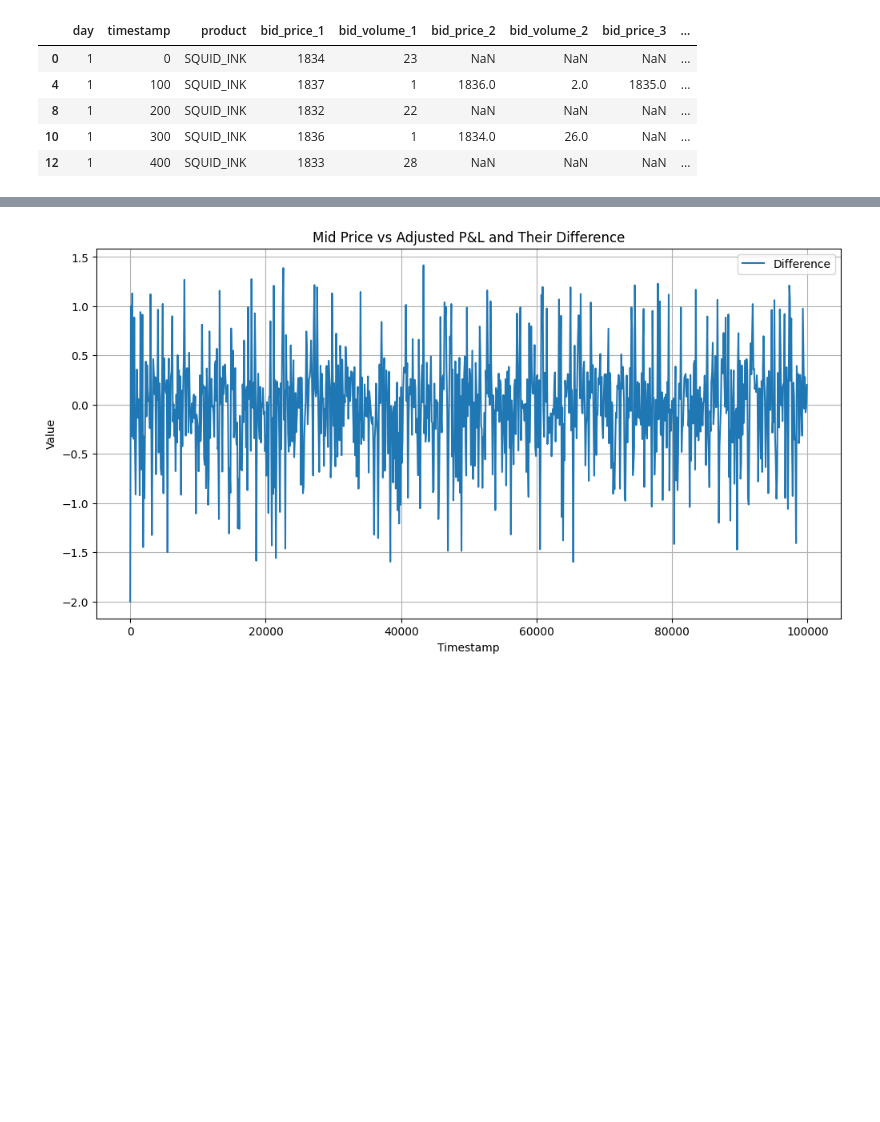
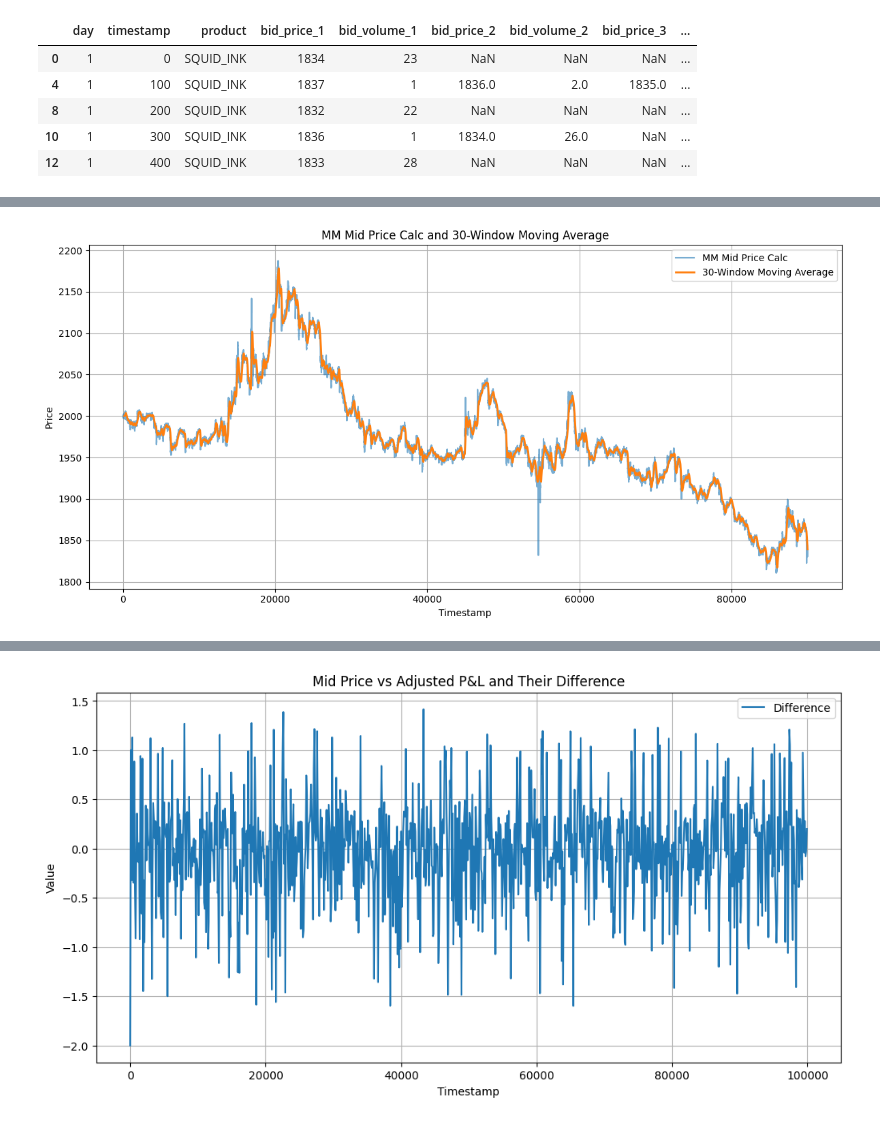
Before and after one commit to UlrichVestuche/IMC-Prosperity-3, a Jupyter notebook: Round_1/Misha/data.ipynb, the cells around one changed output, grey strips where cells are left out. Saved outputs shown, nothing was run; the diff lists cells and outputs as text; code cells hidden in the pictures; blank space fills up the shorter version.

```diff
--- a/Round_1/Misha/data.ipynb
+++ b/Round_1/Misha/data.ipynb
@@ -143,0 +231,23 @@ plt.show()
+# %%
+import matplotlib.pyplot as plt
+
+# Create the plot.
+fig, ax = plt.subplots(figsize=(12, 6))
+
+# Plot the MM mid price.
+ax.plot(df_ink.index, df_ink['mmmid_price_calc'], label='MM Mid Price Calc', alpha=0.6)
+
+# Plot the 30-window moving average.
+ax.plot(df_ink.index, df_ink['mmmid_30_MA'], label='30-Window Moving Average', linewidth=2)
+
+# Set labels and title.
+ax.set_xlabel('Timestamp')
+ax.set_ylabel('Price')
+ax.set_title('MM Mid Price Calc and 30-Window Moving Average')
+ax.legend()
+ax.grid(True)
+
+plt.tight_layout()
+plt.show()
+# %% [output]
+[figure, added]
```
Also changed, not shown: parts of 13 cells of this notebook, 1 other file.
